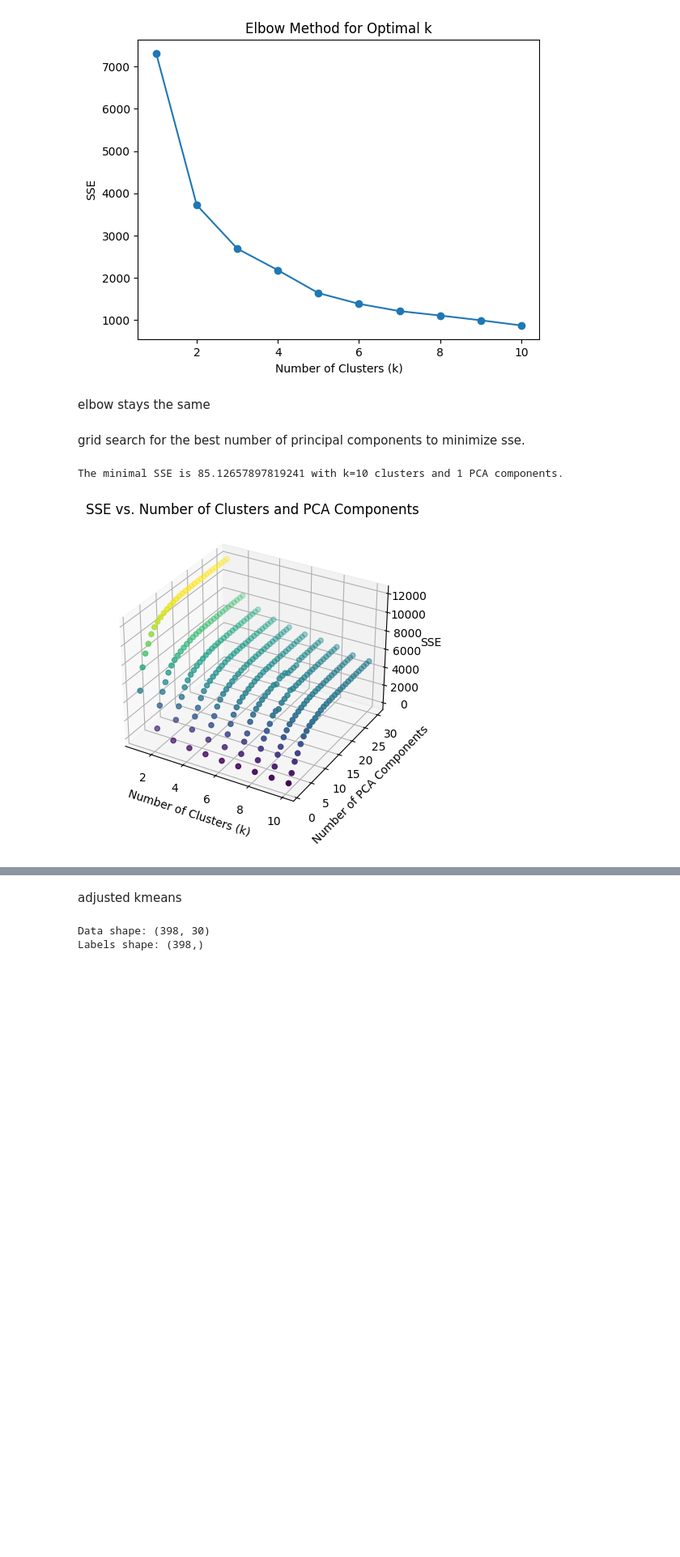
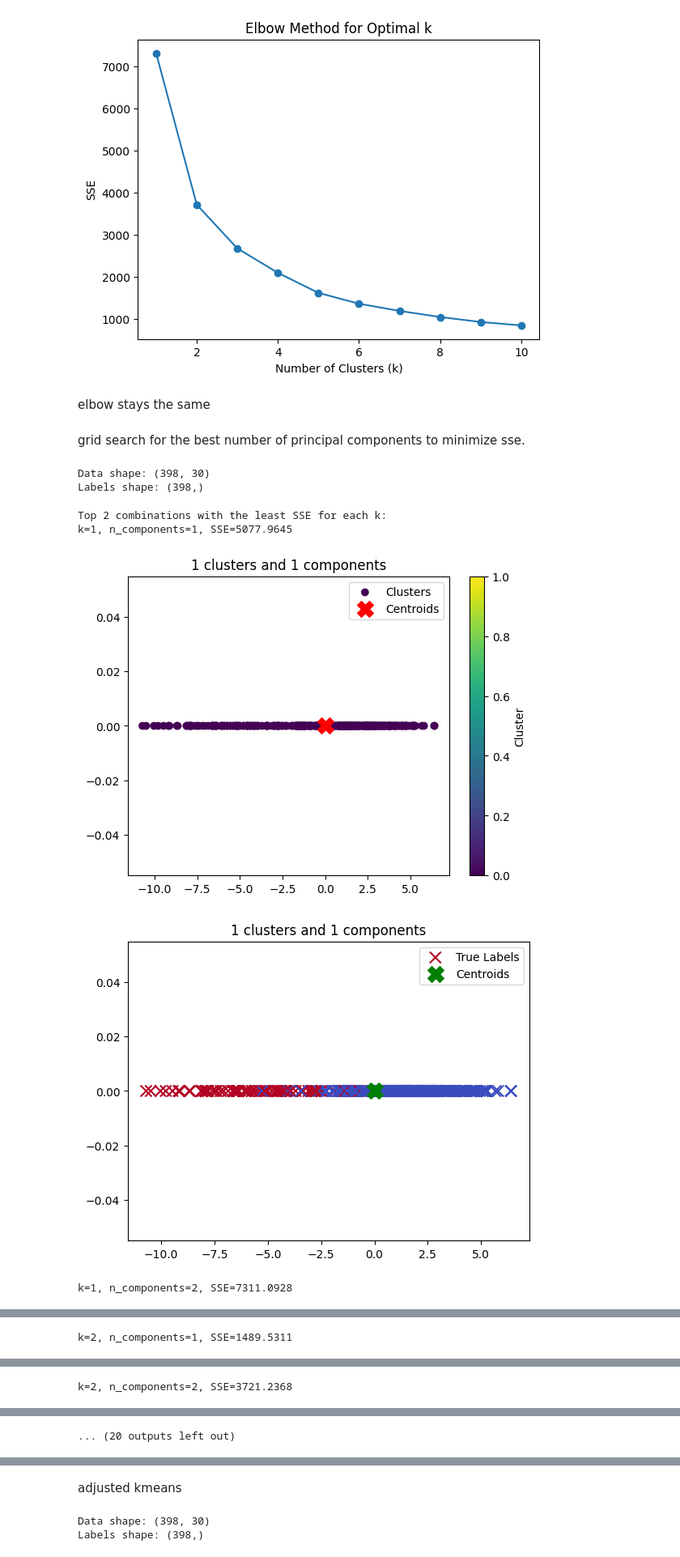
Before and after one commit to perfectdude719/machine_learning, a Jupyter notebook: assignment4/Notebook.ipynb, the cells around one changed output, grey strips where cells are left out. Shown at 81% size. Cells and saved outputs as stored; diff of their text form; code cells hidden in the pictures; blank space fills up the shorter version.

```diff
--- a/assignment4/Notebook.ipynb
+++ b/assignment4/Notebook.ipynb
@@ -162,7 +206,7 @@ SSE: 7268.018136439987
 def tune_k(data, k_values, max_iter=100):
     results = []
     for k in k_values:
-        _, _, sse = kmeans(data, k, max_iter)
+        _, _, sse = kmeans_hill_climbing(data, k, max_iter)
         results.append((k, sse))
         print(f"k: {k}, SSE: {sse}")
     return results
@@ -225,0 +266,4 @@ visualize_clusters(data_scaled.values,labels,"KMeans without PCA",centroids=cent
+# %%
+for k in range(1,11):
+    labels, centroids, sse = kmeans_hill_climbing(data_scaled.values, k=k, restarts=10)
+    visualize_clusters(data_scaled.values,labels,f"K={k}    sse={sse:.2f}",centroids=centroids)
@@ -294,11 +392,13 @@ grid search for the best number of principal components to minimize sse.
 # %%
 import matplotlib.pyplot as plt
 from mpl_toolkits.mplot3d import Axes3D
+from collections import defaultdict
 
 def grid_search_pca_kmeans(data, k_range, max_components):
     sse_values = []
     best_k = None
     best_n_components = None
+    sse_by_k = defaultdict(list)  # Dictionary to store SSE values grouped by k
 
     for k in k_range:
         for n_components in range(1, max_components + 1):
@@ -306,13 +406,30 @@ def grid_search_pca_kmeans(data, k_range, max_components):
             reduced_data, _, _ = pca(data, n_components)
 
             # Apply KMeans clustering to the reduced data and calculate SSE
-            _, _, sse = kmeans(reduced_data, k=k)  # Use k from the loop
-            sse_values.append((sse, k, n_components))  # Store SSE, k, and n_components
+            _, _, sse = kmeans_hill_climbing(reduced_data, k=k)  # Use k from the loop
+
+            # Store SSE, k, and n_components
+            sse_values.append((sse, k, n_components))
+            sse_by_k[k].append((sse, n_components))
+
+    # Sort each k's SSE list and take the top 2 combinations with the least SSE
+    for k, sse_list in sse_by_k.items():
+        sse_by_k[k] = sorted(sse_list, key=lambda x: x[0])[:2]
+
+    # Print the top 2 combinations with the least SSE for each k
+    print("\nTop 2 combinations with the least SSE for each k:")
+    for k, top_combinations in sse_by_k.items():
+        for sse, n_components in top_combinations:
+            print(f"k={k}, n_components={n_components}, SSE={sse:.4f}")
+            plot_reduced_data, _, _ = pca(data, n_components)
+            labels, centroids, _ = kmeans_hill_climbing(plot_reduced_data, k=k, restarts=10)
+            new_visualize_clusters(plot_reduced_data,labels,f"{k} clusters and {n_components} components",centroids=centroids)
+            against_true_label(plot_reduced_data, true_labels=true_labels, title=f"{k} clusters and {n_components} components", centroids=centroids)
 
     # Find the combination with the minimal SSE
     min_sse, best_k, best_n_components = min(sse_values, key=lambda x: x[0])  # x[0] is the SSE value
 
-    print(f"The minimal SSE is {min_sse} with k={best_k} clusters and {best_n_components} PCA components.")
+    print(f"\nThe minimal SSE is {min_sse:.4f} with k={best_k} clusters and {best_n_components} PCA components.")
 
     # Prepare data for plotting
     sse_list, k_list, n_components_list = zip(*sse_values)
@@ -320,21 +437,33 @@ def grid_search_pca_kmeans(data, k_range, max_components):
     # Create 3D plot
     fig = plt.figure()
     ax = fig.add_subplot(111, projection='3d')
-    ax.scatter(k_list, n_components_list, sse_list, c=sse_list, cmap='viridis')
+    scatter = ax.scatter(k_list, n_components_list, sse_list, c=sse_list, cmap='viridis')
 
     ax.set_xlabel('Number of Clusters (k)')
     ax.set_ylabel('Number of PCA Components')
     ax.set_zlabel('SSE')
 
     plt.title('SSE vs. Number of Clusters and PCA Components')
+    plt.colorbar(scatter, label="SSE")
     plt.show()
 
     return min_sse, best_k, best_n_components
+# %%
+print(f"Data shape: {data.shape}")
+print(f"Labels shape: {labels.shape}")
+# %% [output]
+Data shape: (398, 30)
+Labels shape: (398,)
 # %%
 # Example usage
-k_range = range(1, 11)
+k_range = range(1, 6)
 max_components = 30
-min_sse, best_k, best_n_components = grid_search_pca_kmeans(data_scaled.values, k_range=k_range, max_components=max_components)
+min_sse, best_k, best_n_components= grid_search_pca_kmeans(data_scaled.values, k_range=k_range, max_components=max_components)
+
+# a sample of the least
 # %% [output]
-The minimal SSE is 85.12657897819241 with k=10 clusters and 1 PCA components.
+Top 2 combinations with the least SSE for each k:
+k=1, n_components=1, SSE=5077.9645
-[figure, old version]
+[figure, new version]
+[figure, added]
+k=1, n_components=2, SSE=7311.0928
@@ -340,0 +472 @@ The minimal SSE is 85.12657897819241 with k=10 clusters and 1 PCA components.
+k=2, n_components=1, SSE=1489.5311
@@ -340,0 +475 @@ The minimal SSE is 85.12657897819241 with k=10 clusters and 1 PCA components.
+k=2, n_components=2, SSE=3721.2368
@@ -340,0 +478 @@ The minimal SSE is 85.12657897819241 with k=10 clusters and 1 PCA components.
+... (20 outputs left out)
```
Also changed, not shown: parts of 23 cells of this notebook.
